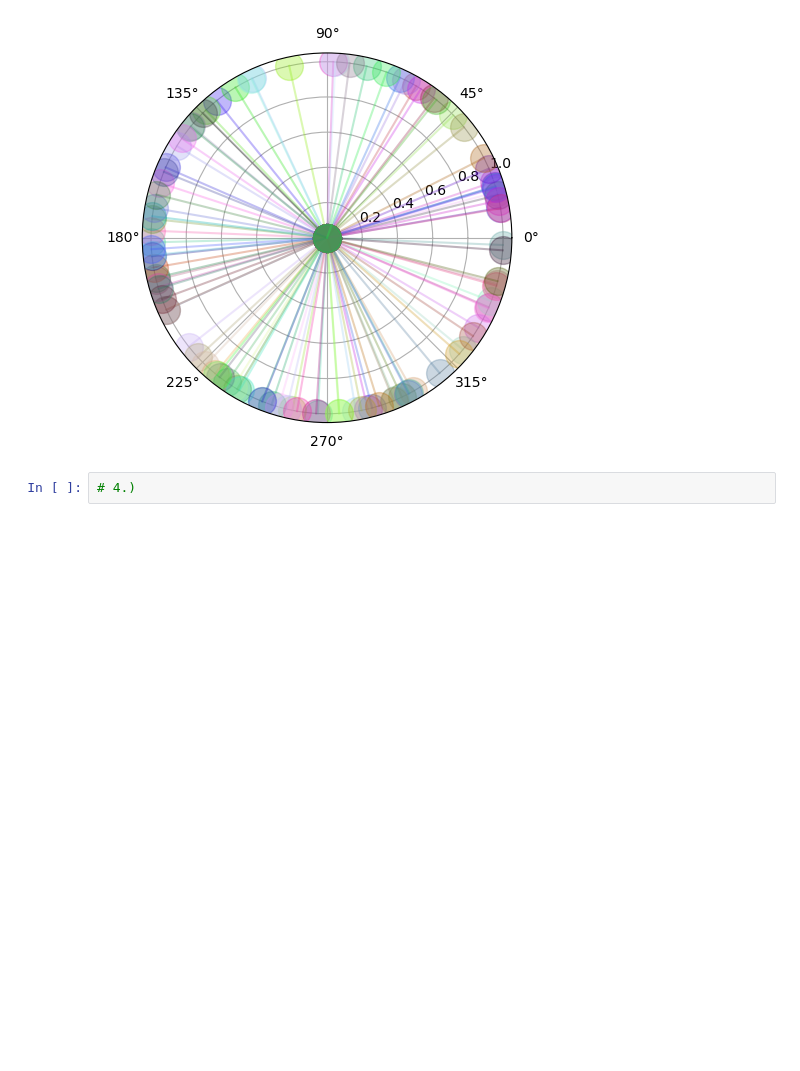
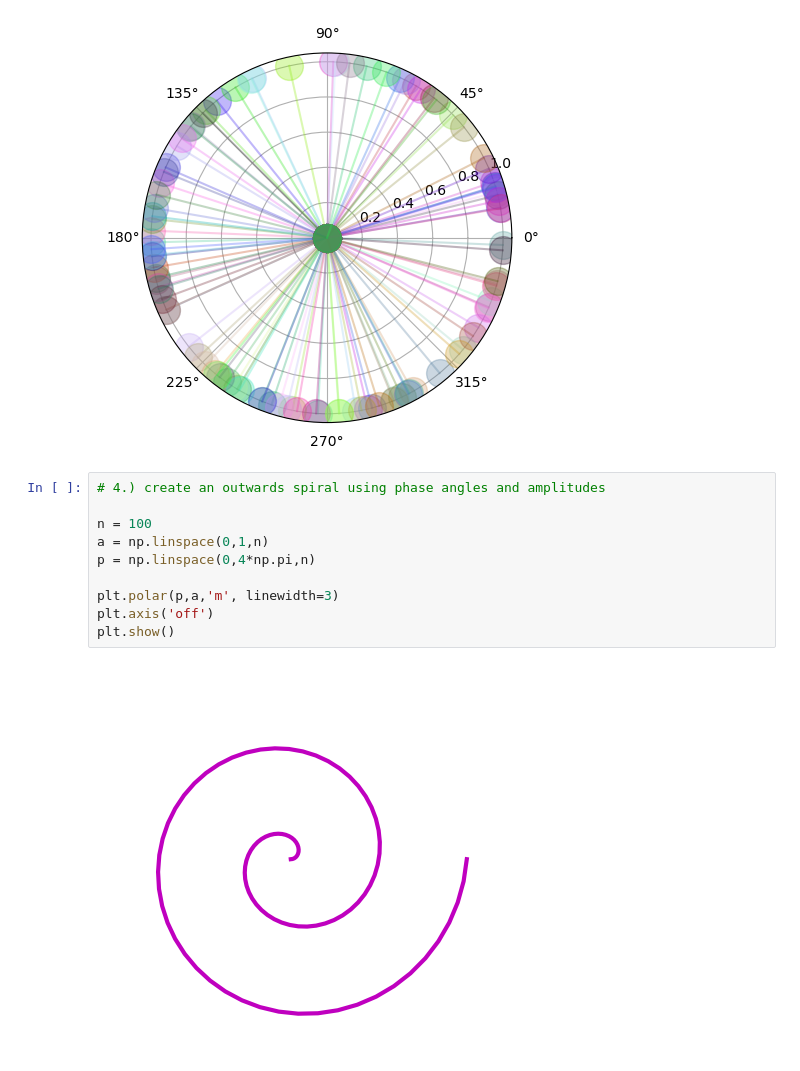
Before and after one commit to Afiq139/Python-Project, a Jupyter notebook: Python_Mathematics/Master_Math_By_Coding_In_Python/09_Trigonometry/014_Trigonometry_Bug_Hunt.ipynb, the cells around one changed output. Cells and saved outputs as stored; diff of their text form; blank space fills up the shorter version.

```diff
--- a/Python_Mathematics/Master_Math_By_Coding_In_Python/09_Trigonometry/014_Trigonometry_Bug_Hunt.ipynb
+++ b/Python_Mathematics/Master_Math_By_Coding_In_Python/09_Trigonometry/014_Trigonometry_Bug_Hunt.ipynb
@@ -34,5 +34,15 @@ for i in range(0,n):
 plt.show()
 # %% [output]
 [figure]
-# %%
-# 4.)
+# %%
+# 4.) create an outwards spiral using phase angles and amplitudes
+
+n = 100
+a = np.linspace(0,1,n)
+p = np.linspace(0,4*np.pi,n)
+
+plt.polar(p,a,'m', linewidth=3)
+plt.axis('off')
+plt.show()
+# %% [output]
+[figure, added]
```
